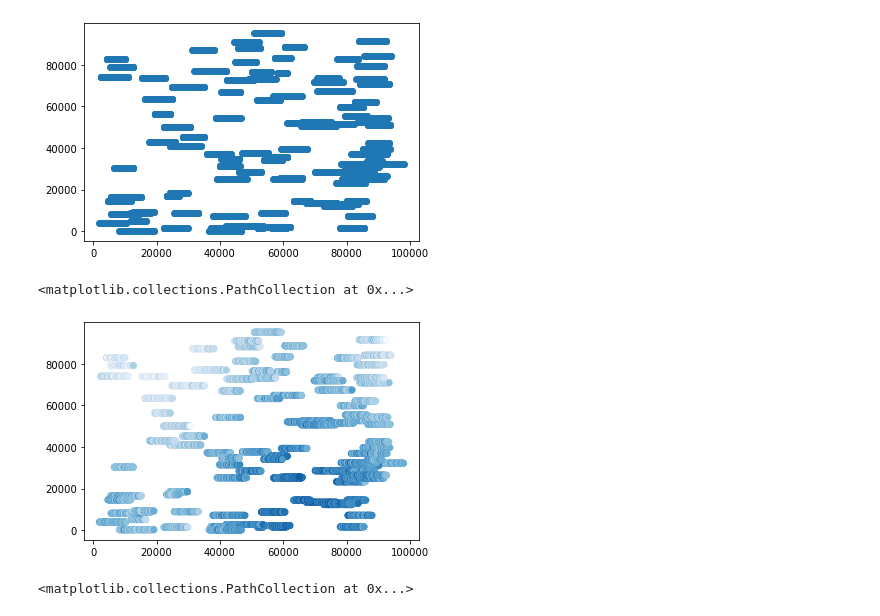
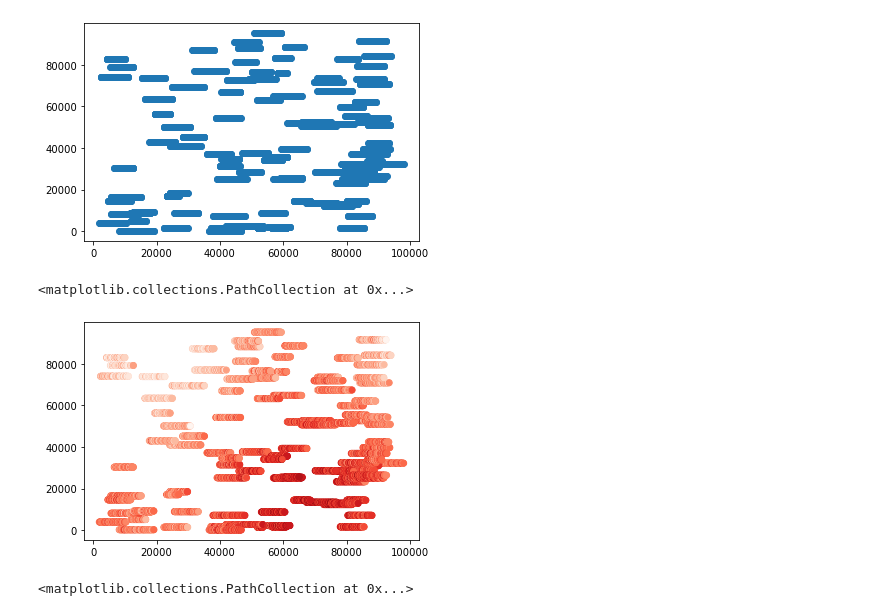
Before and after one commit to fang-helen/Final-Project-FRI, a Jupyter notebook: Final Project FRI.ipynb, the cells around one changed output. Drawn from its saved outputs; the diff is of its cells as text; code cells hidden in the pictures.

```diff
--- a/Final Project FRI.ipynb
+++ b/Final Project FRI.ipynb
@@ -66,10 +66,10 @@ plt.scatter(easting, northing)
 # %%
 # map of wells colored by porosity
 # high porosity at (70, 10)
-plt.scatter(easting, northing, c = porosity,cmap="Blues")
+plt.scatter(easting, northing, c = porosity,cmap="Reds")
 # %% [output]
 <matplotlib.collections.PathCollection at 0x...>
-[figure, old version]
+[figure, new version]
 # %%
 # map of wells colored by permeability
 # looks uniform
```
